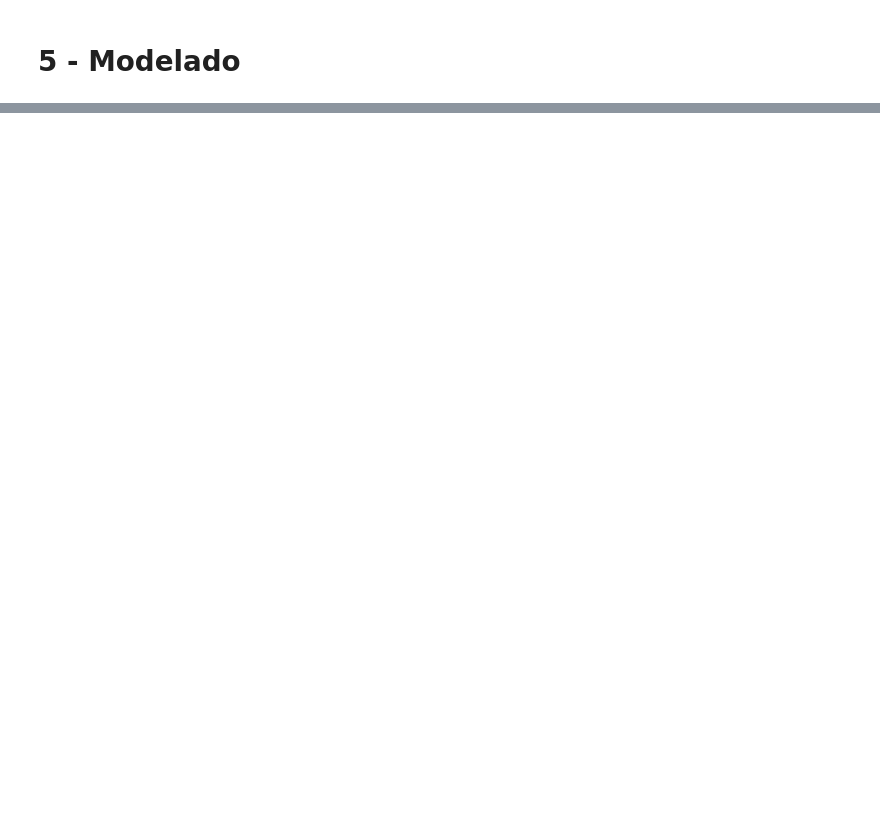
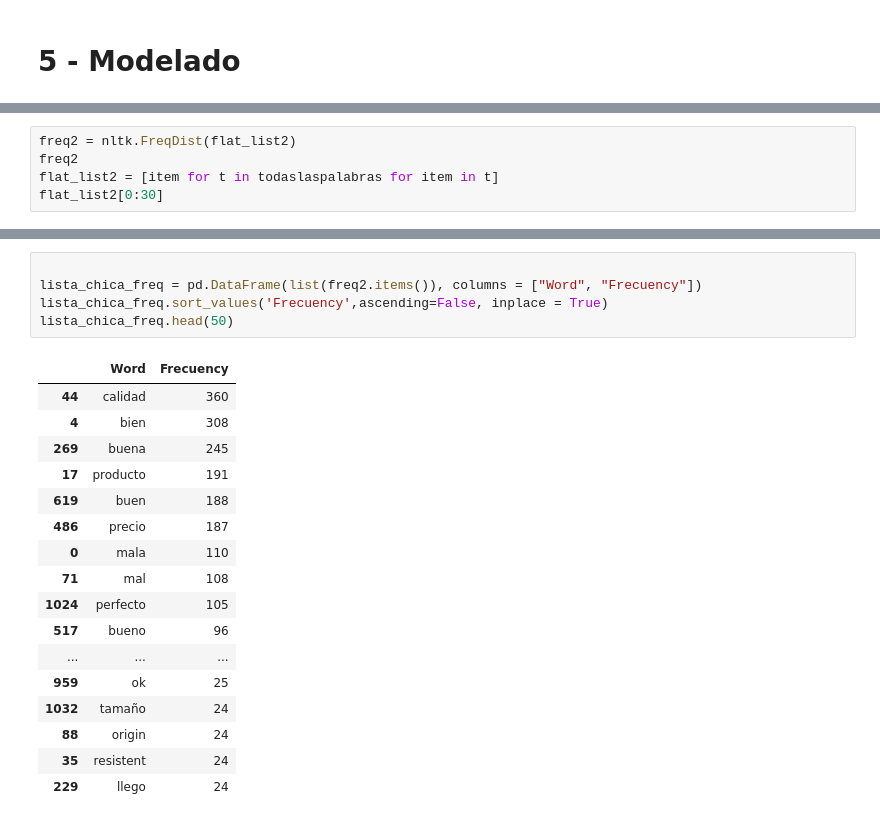
Before and after one commit to ldotto46/02.Proj_Amazon-NLP, a Jupyter notebook: DS_Proyecto_03_NLP.ipynb, the cells around one changed output, grey strips where cells are left out. Saved outputs shown, nothing was run; the diff lists cells and outputs as text; blank space fills up the shorter version.

```diff
--- a/DS_Proyecto_03_NLP.ipynb
+++ b/DS_Proyecto_03_NLP.ipynb
@@ -366,0 +443,5 @@ time                n                   time
+# %%
+freq2 = nltk.FreqDist(flat_list2)
+freq2
+flat_list2 = [item for t in todaslaspalabras for item in t]
+flat_list2[0:30]
@@ -366,0 +466,23 @@ time                n                   time
+# %%
+
+lista_chica_freq = pd.DataFrame(list(freq2.items()), columns = ["Word", "Frecuency"])
+lista_chica_freq.sort_values('Frecuency',ascending=False, inplace = True)
+lista_chica_freq.head(50)
+# %% [output]
+|  | Word | Frecuency |
+| 44 | calidad | 360 |
+| 4 | bien | 308 |
+| 269 | buena | 245 |
+| 17 | producto | 191 |
+| 619 | buen | 188 |
+| 486 | precio | 187 |
+| 0 | mala | 110 |
+| 71 | mal | 108 |
+| 1024 | perfecto | 105 |
+| 517 | bueno | 96 |
+| ... | ... | ... |
+| 959 | ok | 25 |
+| 1032 | tamaño | 24 |
+| 88 | origin | 24 |
+| 35 | resistent | 24 |
+| 229 | llego | 24 |
```
Also changed, not shown: parts of 14 cells of this notebook.
